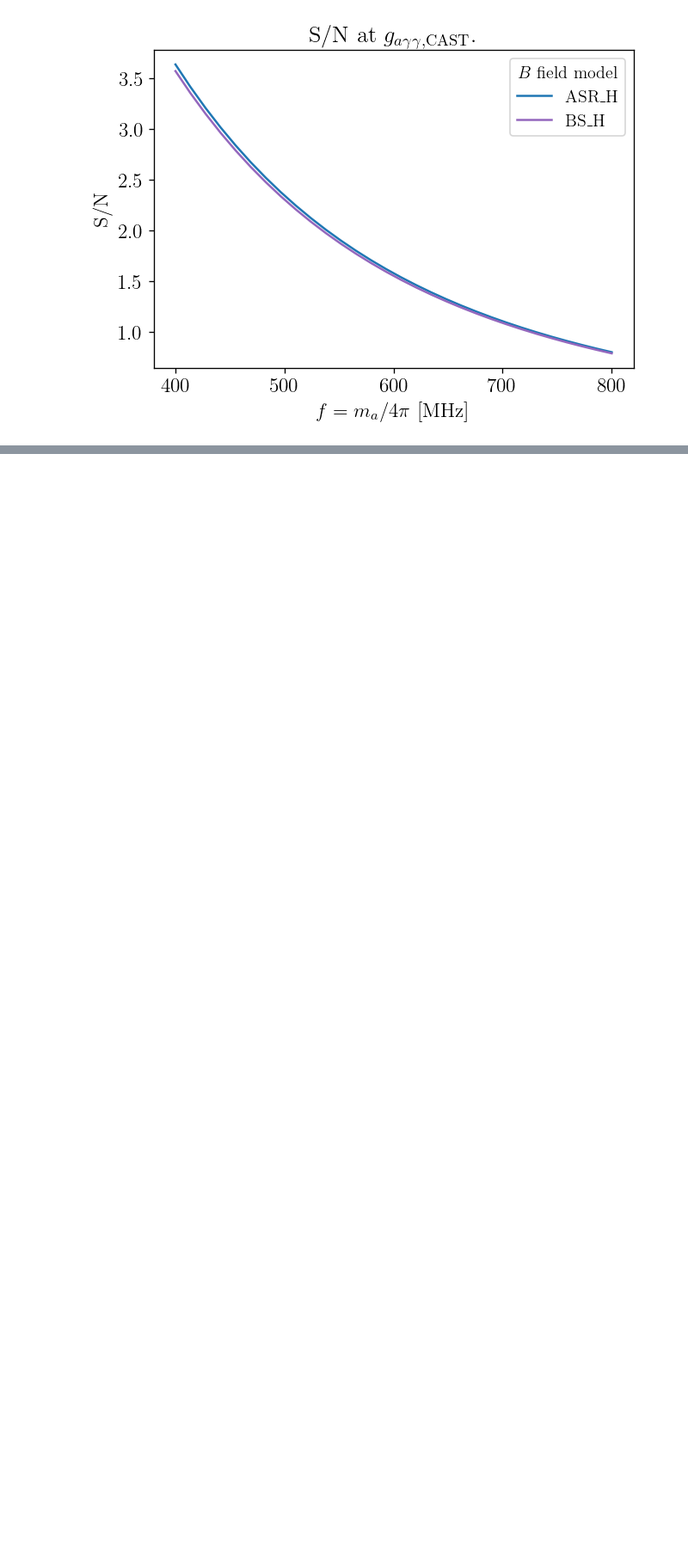
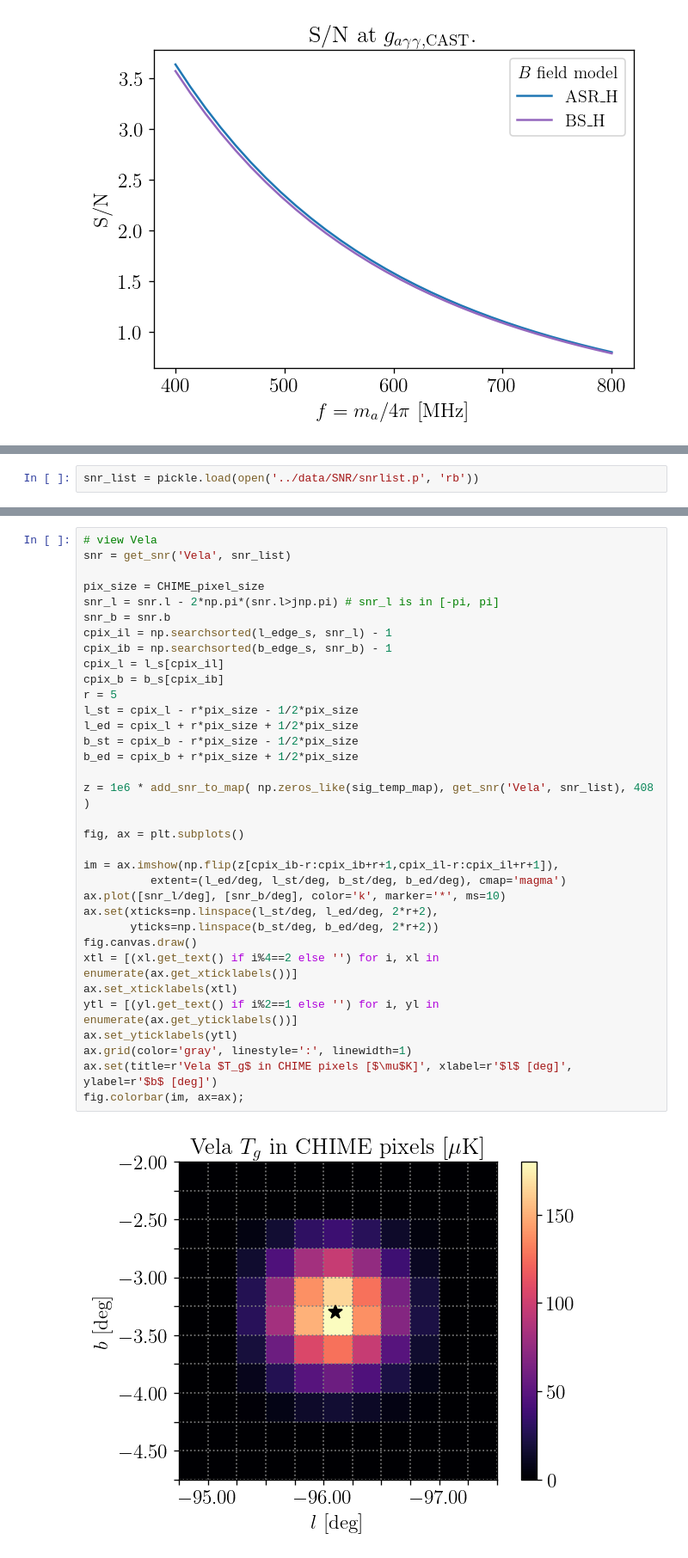
Before and after one commit to yitiansun/axion-mirror, a Jupyter notebook: notebook/CHIME_estimate.ipynb, the cells around one changed output, grey strips where cells are left out. Shown at 86% size. Saved outputs shown, nothing was run; the diff lists cells and outputs as text; blank space fills up the shorter version.

```diff
--- a/notebook/CHIME_estimate.ipynb
+++ b/notebook/CHIME_estimate.ipynb
@@ -228,0 +223,2 @@ ax.legend(title=r'$B$ field model');
+# %%
+snr_list = pickle.load(open('../data/SNR/snrlist.p', 'rb'))
@@ -228,0 +278,36 @@ ax.legend(title=r'$B$ field model');
+# %%
+# view Vela
+snr = get_snr('Vela', snr_list)
+
+pix_size = CHIME_pixel_size
+snr_l = snr.l - 2*np.pi*(snr.l>jnp.pi) # snr_l is in [-pi, pi]
+snr_b = snr.b
+cpix_il = np.searchsorted(l_edge_s, snr_l) - 1
+cpix_ib = np.searchsorted(b_edge_s, snr_b) - 1
+cpix_l = l_s[cpix_il]
+cpix_b = b_s[cpix_ib]
+r = 5
+l_st = cpix_l - r*pix_size - 1/2*pix_size
+l_ed = cpix_l + r*pix_size + 1/2*pix_size
+b_st = cpix_b - r*pix_size - 1/2*pix_size
+b_ed = cpix_b + r*pix_size + 1/2*pix_size
+
+z = 1e6 * add_snr_to_map( np.zeros_like(sig_temp_map), get_snr('Vela', snr_list), 408 )
+
+fig, ax = plt.subplots()
+
+im = ax.imshow(np.flip(z[cpix_ib-r:cpix_ib+r+1,cpix_il-r:cpix_il+r+1]),
+          extent=(l_ed/deg, l_st/deg, b_st/deg, b_ed/deg), cmap='magma')
+ax.plot([snr_l/deg], [snr_b/deg], color='k', marker='*', ms=10)
+ax.set(xticks=np.linspace(l_st/deg, l_ed/deg, 2*r+2),
+       yticks=np.linspace(b_st/deg, b_ed/deg, 2*r+2))
+fig.canvas.draw()
+xtl = [(xl.get_text() if i%4==2 else '') for i, xl in enumerate(ax.get_xticklabels())]
+ax.set_xticklabels(xtl)
+ytl = [(yl.get_text() if i%2==1 else '') for i, yl in enumerate(ax.get_yticklabels())]
+ax.set_yticklabels(ytl)
+ax.grid(color='gray', linestyle=':', linewidth=1)
+ax.set(title=r'Vela $T_g$ in CHIME pixels [$\mu$K]', xlabel=r'$l$ [deg]', ylabel=r'$b$ [deg]')
+fig.colorbar(im, ax=ax);
+# %% [output]
+[figure, added]
```
Also changed, not shown: parts of 13 cells of this notebook, 6 other files.
